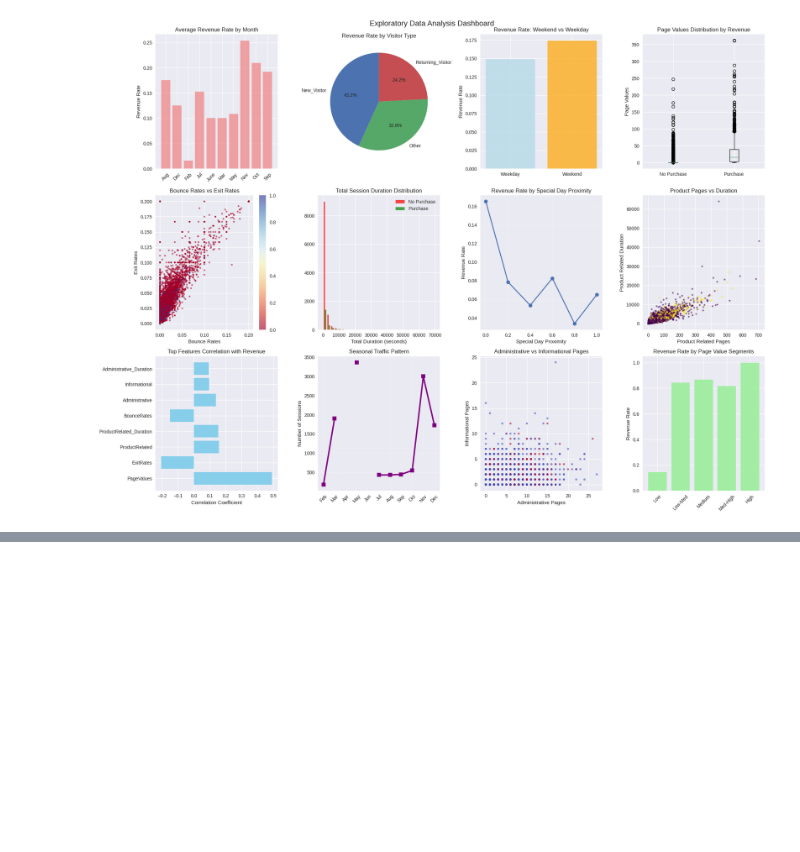
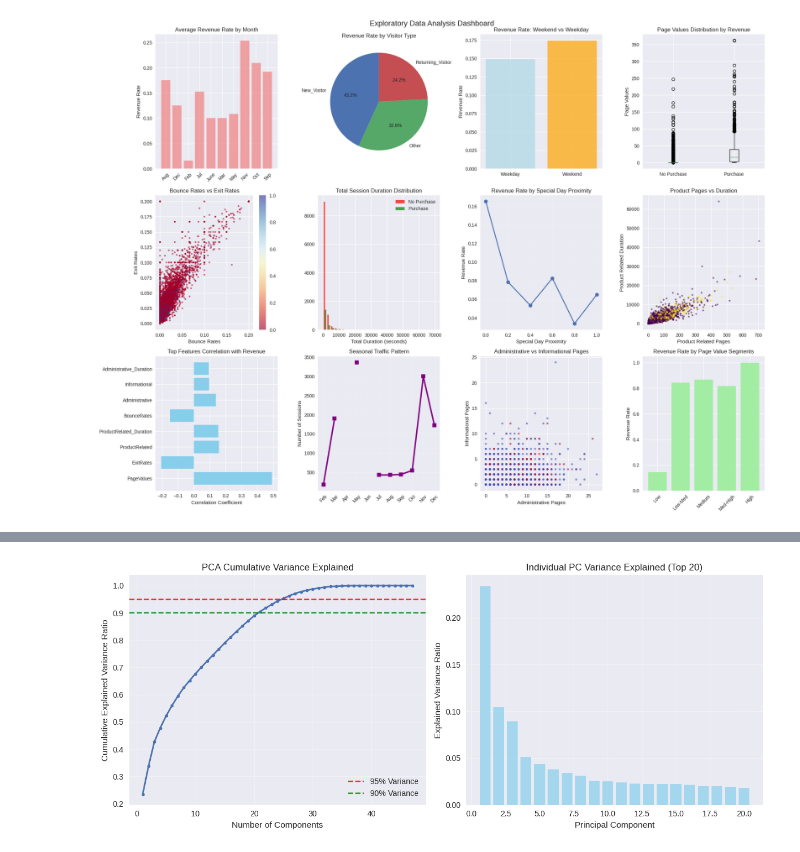
Before and after one commit to lucks-13/E-commerce-Customer-Purchase-Prediction, a Jupyter notebook: code.ipynb, the cells around one changed output, grey strips where cells are left out. Drawn from its saved outputs; the diff is of its cells as text; code cells hidden in the pictures; blank space fills up the shorter version.

Commit message:
Preprocessing Pipeline Setup , Feature Selection and Dimensionality Analysis

```diff
--- a/code.ipynb
+++ b/code.ipynb
@@ -380,0 +429,79 @@ plt.show()
+# %%
+from sklearn.feature_selection import SelectKBest, f_classif, mutual_info_classif, RFE
+from sklearn.decomposition import PCA
+from sklearn.impute import SimpleImputer
+
+imputer = SimpleImputer(strategy='mean')
+X_train_imputed = imputer.fit_transform(X_train)
+X_test_imputed = imputer.transform(X_test)
+
+X_train_imputed = pd.DataFrame(X_train_imputed, columns=X_train.columns)
+X_test_imputed = pd.DataFrame(X_test_imputed, columns=X_test.columns)
+
+for scaler_name in scaled_data:
+    scaled_data[scaler_name]['X_train'] = imputer.fit_transform(scaled_data[scaler_name]['X_train'])
+    scaled_data[scaler_name]['X_test'] = imputer.transform(scaled_data[scaler_name]['X_test'])
+
+
+feature_selectors = {}
+
+selector_univariate = SelectKBest(score_func=f_classif, k=20)
+X_train_univariate = selector_univariate.fit_transform(X_train_imputed, y_train)
+X_test_univariate = selector_univariate.transform(X_test_imputed)
+feature_selectors['univariate'] = {
+    'selector': selector_univariate,
+    'X_train': X_train_univariate,
+    'X_test': X_test_univariate,
+    'selected_features': X_train_imputed.columns[selector_univariate.get_support()].tolist()
+}
+
+rfe_selector = RFE(estimator=LogisticRegression(random_state=42), n_features_to_select=20)
+X_train_rfe = rfe_selector.fit_transform(X_train_imputed, y_train)
+X_test_rfe = rfe_selector.transform(X_test_imputed)
+feature_selectors['rfe'] = {
+    'selector': rfe_selector,
+    'X_train': X_train_rfe,
+    'X_test': X_test_rfe,
+    'selected_features': X_train_imputed.columns[rfe_selector.get_support()].tolist()
+}
+
+mi_scores = mutual_info_classif(X_train_imputed, y_train, random_state=42)
+mi_top_features = X_train_imputed.columns[np.argsort(mi_scores)[-20:]].tolist()
+feature_selectors['mutual_info'] = {
+    'X_train': X_train_imputed[mi_top_features],
+    'X_test': X_test_imputed[mi_top_features],
+    'selected_features': mi_top_features
+}
+
+print("Feature selection completed:")
+for method, data in feature_selectors.items():
+    print(f"{method}: {len(data['selected_features'])} features selected")
+
+pca = PCA()
+pca.fit(scaled_data['StandardScaler']['X_train'])
+cumulative_variance = np.cumsum(pca.explained_variance_ratio_)
+
+plt.figure(figsize=(12, 5))
+plt.subplot(1, 2, 1)
+plt.plot(range(1, len(cumulative_variance) + 1), cumulative_variance, marker='o', linewidth=2, markersize=4)
+plt.axhline(y=0.95, color='r', linestyle='--', alpha=0.8, label='95% Variance')
+plt.axhline(y=0.90, color='g', linestyle='--', alpha=0.8, label='90% Variance')
+plt.xlabel('Number of Components')
+plt.ylabel('Cumulative Explained Variance Ratio')
+plt.title('PCA Cumulative Variance Explained')
+plt.legend()
+plt.grid(True, alpha=0.3)
+
+plt.subplot(1, 2, 2)
+plt.bar(range(1, 21), pca.explained_variance_ratio_[:20], alpha=0.7, color='skyblue')
+plt.xlabel('Principal Component')
+plt.ylabel('Explained Variance Ratio')
+plt.title('Individual PC Variance Explained (Top 20)')
+plt.grid(True, alpha=0.3)
+
+plt.tight_layout()
+plt.show()
+
+n_components_95 = np.argmax(cumulative_variance >= 0.95) + 1
+print(f"Number of components for 95% variance: {n_components_95}")
+# %% [output]
@@ -380,0 +512 @@ plt.show()
+[figure, added]
```
Also changed, not shown: parts of 4 cells of this notebook.
